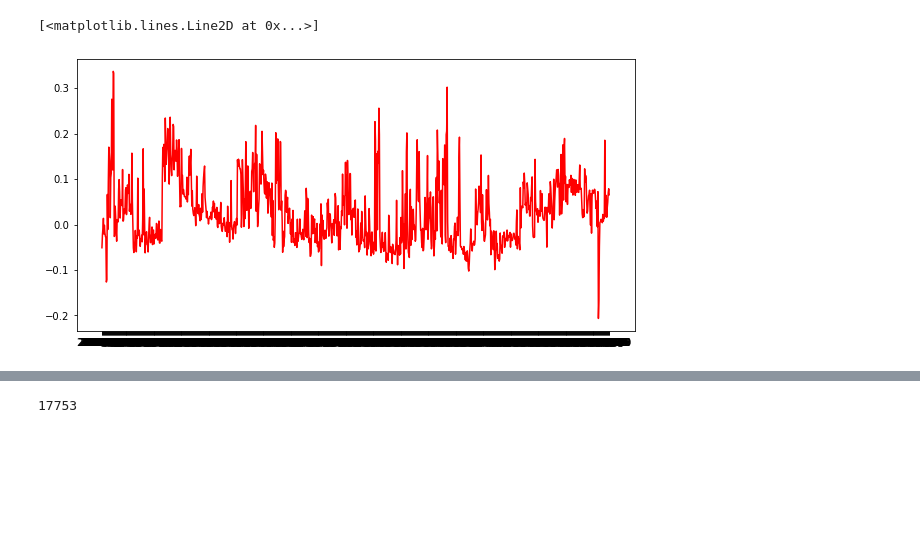
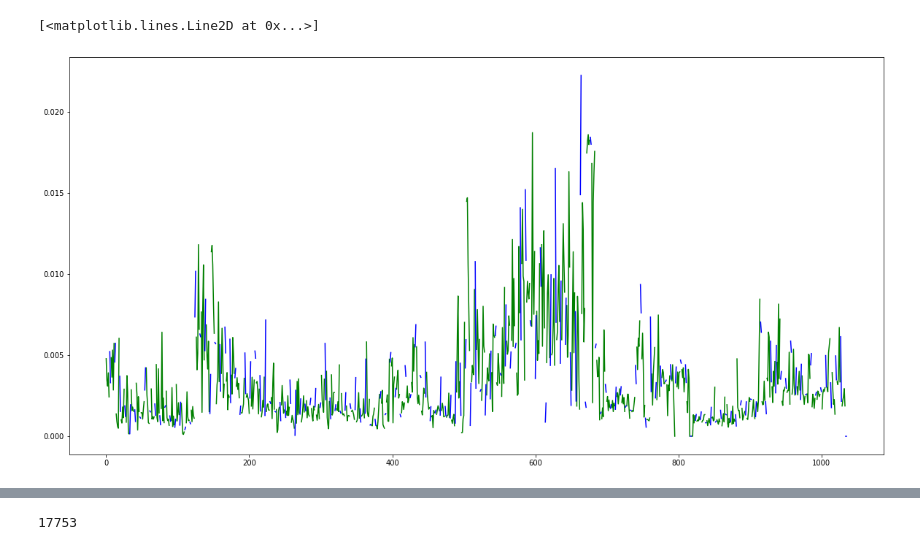
Before and after one commit to vmm221313/Energy_Theft, a Jupyter notebook: plots.ipynb, the cells around one changed output, grey strips where cells are left out. Cells and saved outputs as stored; diff of their text form; code cells hidden in the pictures; blank space fills up the shorter version.

Commit message:
Fixed columns order error, made new plots

```diff
--- a/plots.ipynb
+++ b/plots.ipynb
@@ -38,7 +266,14 @@ df_1 = df[df['FLAG'] == 1].drop('FLAG', axis=1).reset_index(drop=True) # Abnorma
+# %%
+weekdays = []
+weekends = []
+for i in range(0, len(days_35), 7):
+    weekdays += days_35[i:i+5]
+    weekends += days_35[i+5:i+7]
 # %%
-plt.figure(figsize=(10, 5))
-plt.plot(df_1.iloc[4], color='red')
+plt.figure(figsize=(20, 10))
+plt.plot(weekdays, color='green')
+plt.plot(weekends, color='blue')
 #2014/1/1      2.90
 # %% [output]
 [<matplotlib.lines.Line2D at 0x...>]
-[figure, old version]
+[figure, new version]
```
Also changed, not shown: parts of 44 cells of this notebook, 8 other files.
